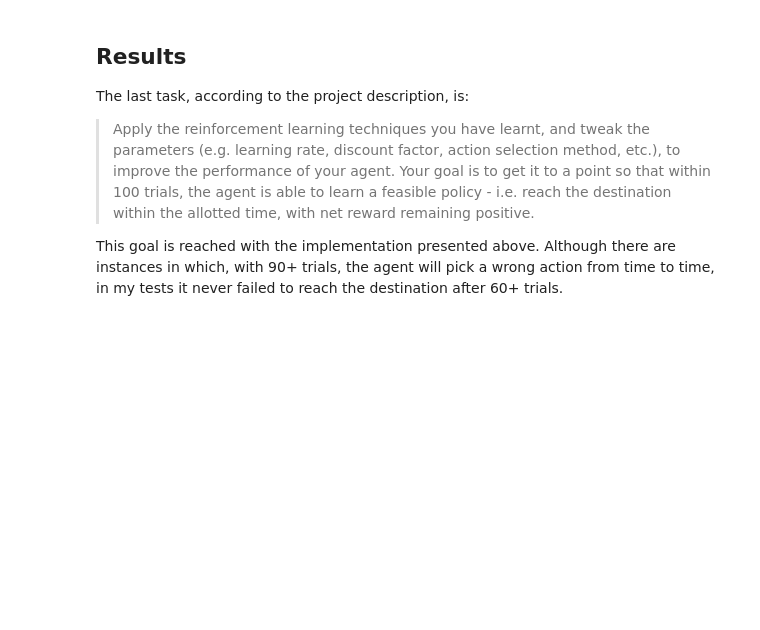
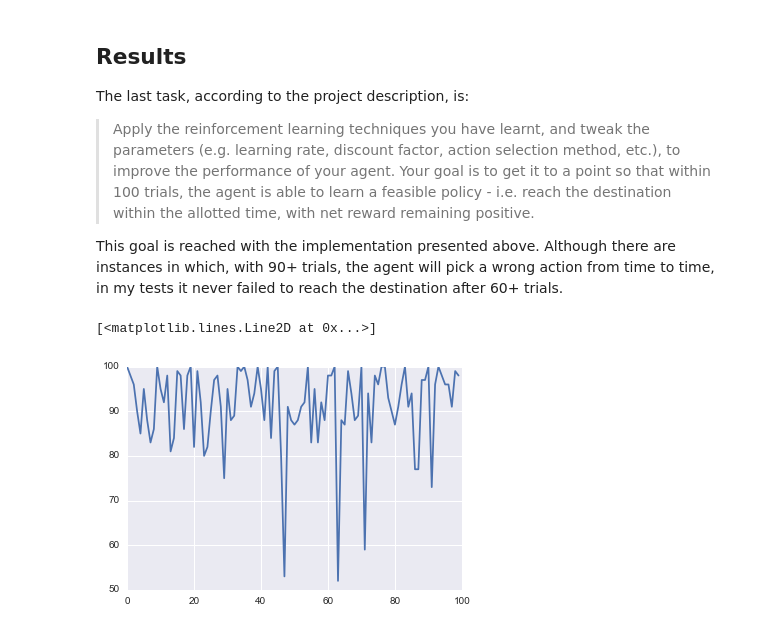
Before and after one commit to lmurtinho/mlend_ps4_smartcab, a Jupyter notebook: project_report.ipynb, the cells around one changed output. Saved outputs shown, nothing was run; the diff lists cells and outputs as text; code cells hidden in the pictures; blank space fills up the shorter version.

Commit message:
smartcab: original learning agent statistics

```diff
--- a/project_report.ipynb
+++ b/project_report.ipynb
@@ -175,0 +213,5 @@ This version of the code is stored in [this Github commit](https://github.com/lm
+# %%
+import pandas as pd
+
+df_original = pd.DataFrame.from_csv("original_agent_results.csv")
+df_original.describe()
@@ -181,3 +241,18 @@ The last task, according to the project description, is:
 > Apply the reinforcement learning techniques you have learnt, and tweak the parameters (e.g. learning rate, discount factor, action selection method, etc.), to improve the performance of your agent. Your goal is to get it to a point so that within 100 trials, the agent is able to learn a feasible policy - i.e. reach the destination within the allotted time, with net reward remaining positive.
 
 This goal is reached with the implementation presented above. Although there are instances in which, with 90+ trials, the agent will pick a wrong action from time to time, in my tests it never failed to reach the destination after 60+ trials.
+# %%
+from matplotlib import pyplot as plt
+import seaborn as sns
+%matplotlib inline
+
+#plt.rcParams['figure.figsize'] = [15, 10]
+
+plt.plot(df_original['last_penalty'])
+
+#for column in df_original.columns:
+#    sns.boxplot(x=column, data=df_original)
+#    plt.show()
+# %% [output]
+[<matplotlib.lines.Line2D at 0x...>]
+[figure, added]
```
Also changed, not shown: parts of 3 cells of this notebook, 5 other files.
